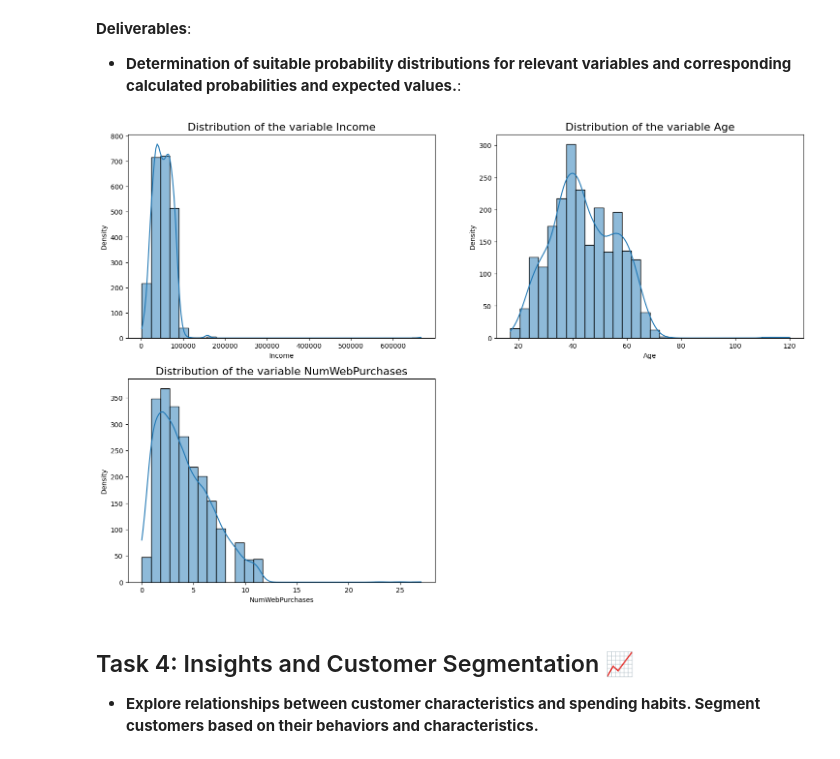
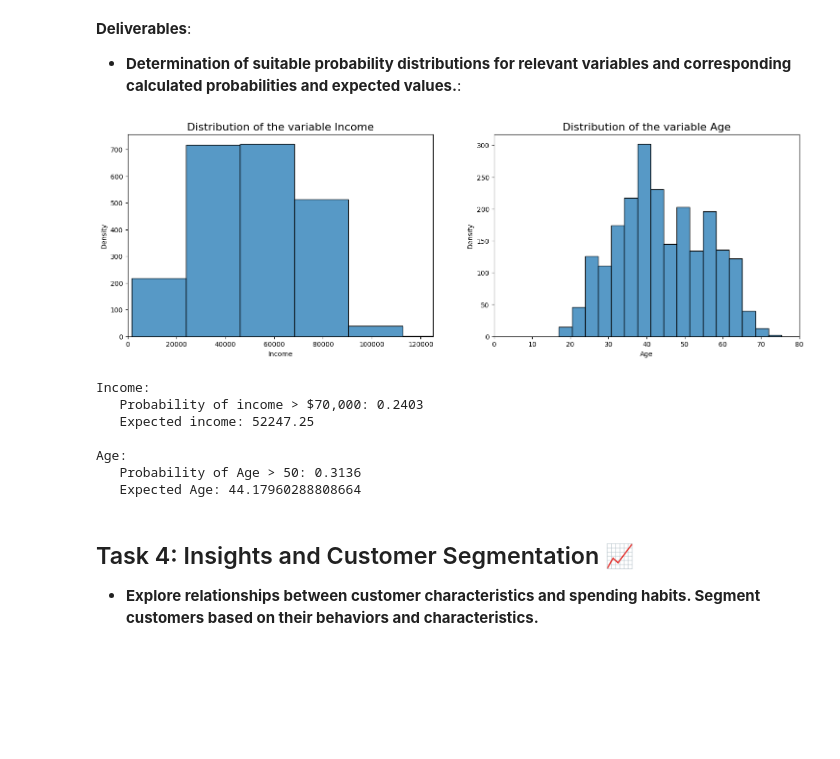
Before and after one commit to RohitJaiswal01/Customer-purchase-and-customer-segmentation-Analysis, a Jupyter notebook: Customer_Purchase_Behavior_Applied_Statistics_Project.ipynb, the cells around one changed output. Drawn from its saved outputs; the diff is of its cells as text; code cells hidden in the pictures; blank space fills up the shorter version.

```diff
--- a/Customer_Purchase_Behavior_Applied_Statistics_Project.ipynb
+++ b/Customer_Purchase_Behavior_Applied_Statistics_Project.ipynb
@@ -453,15 +458,22 @@ for variable in key_variables:
 - **Determination of suitable probability distributions for relevant variables and corresponding calculated probabilities and expected values.**:
 # %%
 # plot the distribution of the some numerical features
-num_features = ['Income','Age','NumWebPurchases']
+num_features = ['Income','Age']
 count = 1
 plt.subplots(figsize=(18,12))
 for feature in num_features:
   plt.subplot(2,2,count)
-  sns.histplot(Data_Superstore[feature], bins=30, kde = True)
+  sns.histplot(Data_Superstore[feature], bins=30)
   plt.title(f"Distribution of the variable {feature}", fontsize=16)
   plt.xlabel(f"{feature}")
   plt.ylabel("Density")
   count += 1
+
+  if feature == "Income":
+      plt.xlim(0, 125000)
+  elif feature == "Age":
+      plt.xlim(0, 80)
+  else:
+      plt.xlim(0, 15)
 # %% [output]
-[figure, old version]
+[figure, new version]
@@ -476,3 +490,19 @@ from scipy.stats import norm
+# %%
+print(f"\nIncome:")
+print(f"   Probability of income > $70,000: {prob_income_gt_70000:.4f}")
+print(f"   Expected income: {expected_income:.2f}")
+
+print(f"\nAge:")
+print(f"   Probability of Age > 50: {prob_age_more_50:.4f}")
+print(f"   Expected Age: {expected_age}")
+# %% [output]
+Income:
+   Probability of income > $70,000: 0.2403
+   Expected income: 52247.25
+
+Age:
+   Probability of Age > 50: 0.3136
+   Expected Age: 44.17960288808664
 # %% [markdown]
 ## Task 4: Insights and Customer Segmentation 📈
 
```
Also changed, not shown: parts of 3 cells of this notebook.
